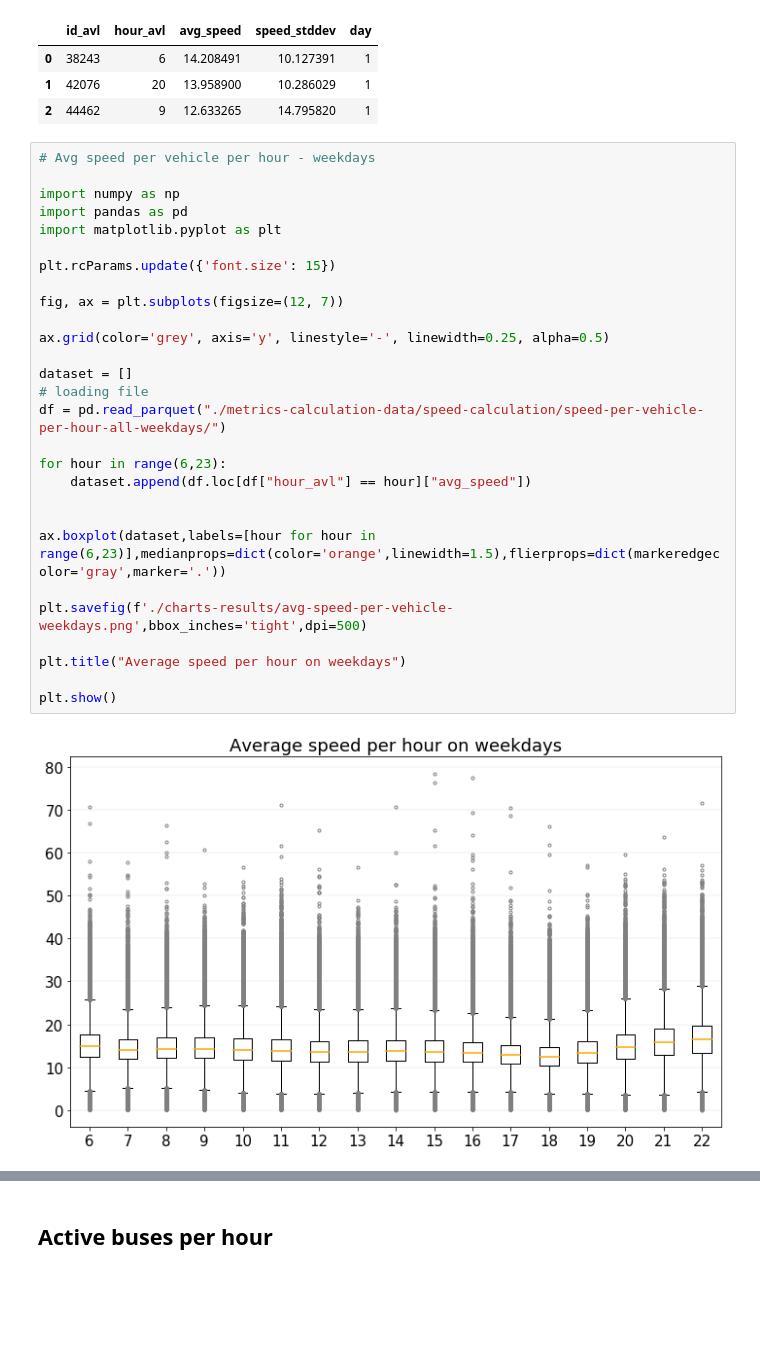
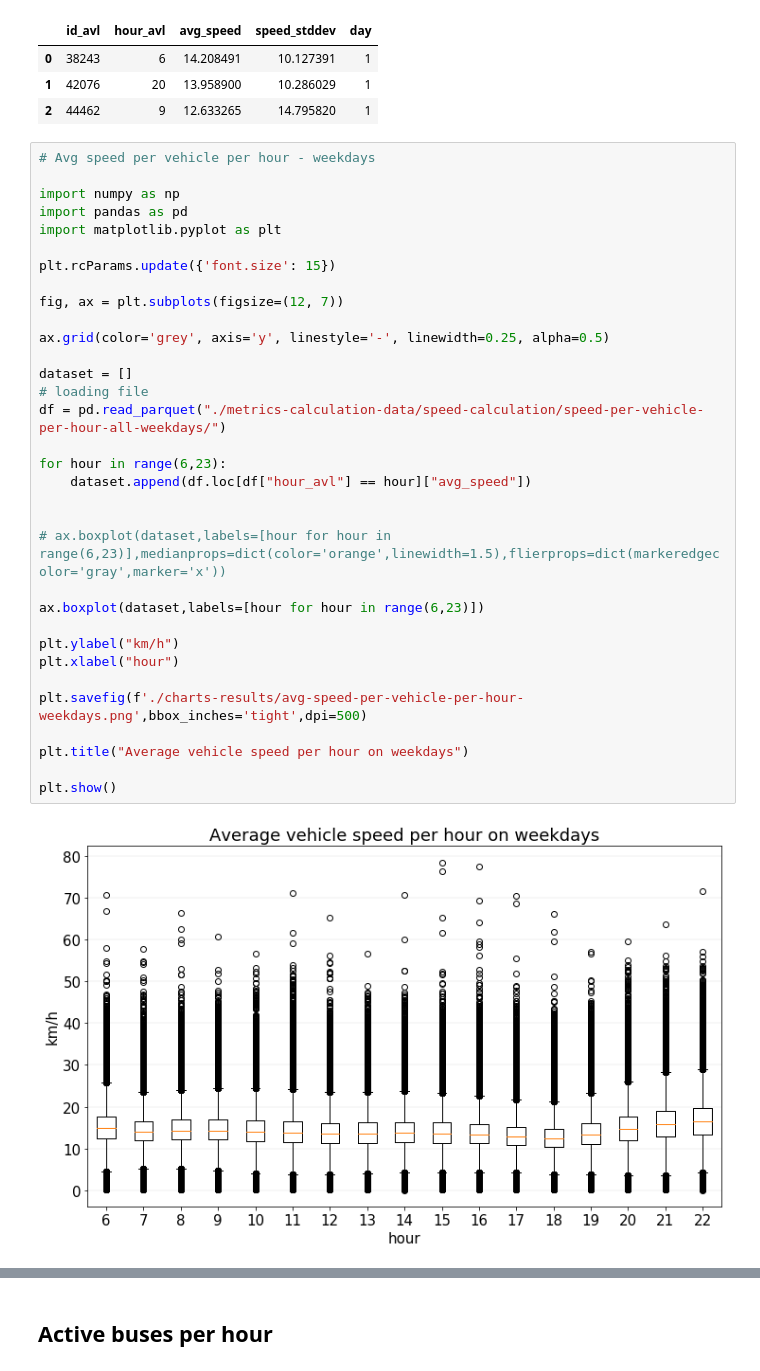
Before and after one commit to caroljunq/sptrans-data-analysis, a Jupyter notebook: article-journal/3-metrics-charts.ipynb, the cells around one changed output, grey strips where cells are left out. Drawn from its saved outputs; the diff is of its cells as text; blank space fills up the shorter version.

```diff
--- a/article-journal/3-metrics-charts.ipynb
+++ b/article-journal/3-metrics-charts.ipynb
@@ -193,30 +202,35 @@ df.head(3)
 # %%
 # Avg speed per vehicle per hour - weekdays
 
 import numpy as np
 import pandas as pd
 import matplotlib.pyplot as plt
 
 plt.rcParams.update({'font.size': 15})
 
 fig, ax = plt.subplots(figsize=(12, 7))
 
 ax.grid(color='grey', axis='y', linestyle='-', linewidth=0.25, alpha=0.5)
 
 dataset = []
 # loading file
 df = pd.read_parquet("./metrics-calculation-data/speed-calculation/speed-per-vehicle-per-hour-all-weekdays/")
 
 for hour in range(6,23):
     dataset.append(df.loc[df["hour_avl"] == hour]["avg_speed"])
 
 
-ax.boxplot(dataset,labels=[hour for hour in range(6,23)],medianprops=dict(color='orange',linewidth=1.5),flierprops=dict(markeredgecolor='gray',marker='.'))
+# ax.boxplot(dataset,labels=[hour for hour in range(6,23)],medianprops=dict(color='orange',linewidth=1.5),flierprops=dict(markeredgecolor='gray',marker='x'))
 
-plt.savefig(f'./charts-results/avg-speed-per-vehicle-weekdays.png',bbox_inches='tight',dpi=500)
+ax.boxplot(dataset,labels=[hour for hour in range(6,23)])
 
-plt.title("Average speed per hour on weekdays")
+plt.ylabel("km/h")
+plt.xlabel("hour")
+
+plt.savefig(f'./charts-results/avg-speed-per-vehicle-per-hour-weekdays.png',bbox_inches='tight',dpi=500)
+
+plt.title("Average vehicle speed per hour on weekdays")
 
 plt.show()
 # %% [output]
-[figure, old version]
+[figure, new version]
```
Also changed, not shown: parts of 15 cells of this notebook, 8 other files.
